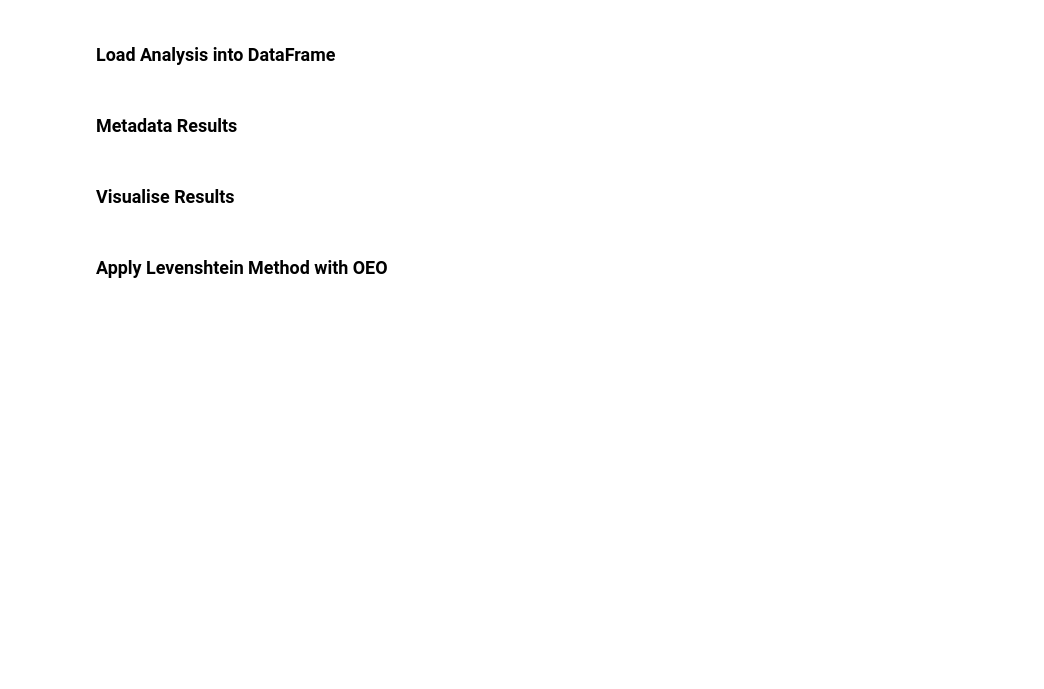
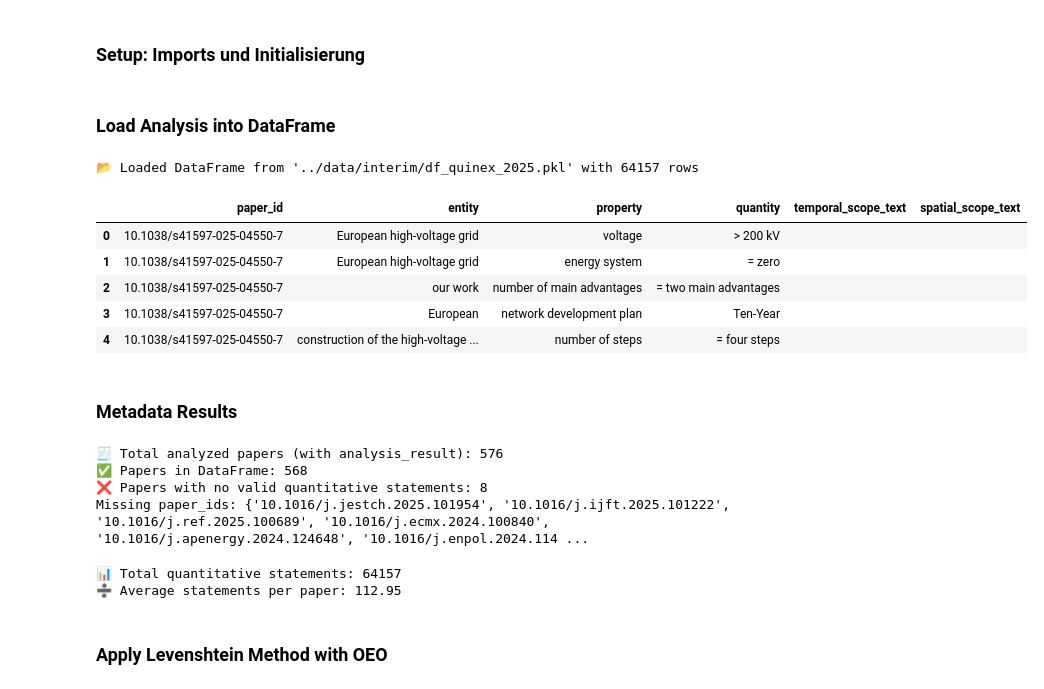
Before and after one commit to FZJ-IEK3-VSA/quinex-energy-system-studies, a Jupyter notebook: notebooks/quinex_results.ipynb, the cells around one changed output. Saved outputs shown, nothing was run; the diff lists cells and outputs as text; code cells hidden in the pictures; blank space fills up the shorter version.

```diff
--- a/notebooks/quinex_results.ipynb
+++ b/notebooks/quinex_results.ipynb
@@ -0,0 +1,2 @@
+# %% [markdown]
+### **Setup: Imports und Initialisierung**
@@ -14,9 +23,22 @@ analysis = mongodb.get_collection("papers_2025")
 # %%
-from quinex_application.visualisation_quinex import VisualisationQuinex
+analysis = mongodb.get_collection("papers_2025")
+df_path = "../data/interim/df_quinex_2025.pkl"
 
-visualisation = VisualisationQuinex()
-df_quinex = visualisation.create_df(analysis)
+if os.path.exists(df_path):
+    df_quinex = visualisation.load_df(df_path)
+else:
+    df_quinex = visualisation.create_df(analysis)
+    visualisation.save_df(df_quinex, df_path)
+
 display(df_quinex.head())
+# %% [output]
+📂 Loaded DataFrame from '../data/interim/df_quinex_2025.pkl' with 64157 rows
+|  | paper_id | entity | property | quantity | temporal_scope_text | spatial_scope_text |
+| 0 | 10.1038/s41597-025-04550-7 | European high-voltage grid | voltage | > 200 kV |  |  |
+| 1 | 10.1038/s41597-025-04550-7 | European high-voltage grid | energy system | = zero |  |  |
+| 2 | 10.1038/s41597-025-04550-7 | our work | number of main advantages | = two main advantages |  |  |
+| 3 | 10.1038/s41597-025-04550-7 | European | network development plan | Ten-Year |  |  |
+| 4 | 10.1038/s41597-025-04550-7 | construction of the high-voltage ... | number of steps | = four steps |  |  |
 # %% [markdown]
 ### **Metadata Results**
 # %%
@@ -35,6 +57,11 @@ print(f"❌ Papers with no valid quantitative statements: {len(missing)}")
 
 # Optional: welche das sind
 print("Missing paper_ids:", missing)
+# %% [output]
+🧾 Total analyzed papers (with analysis_result): 576
+✅ Papers in DataFrame: 568
+❌ Papers with no valid quantitative statements: 8
+Missing paper_ids: {'10.1016/j.jestch.2025.101954', '10.1016/j.ijft.2025.101222', '10.1016/j.ref.2025.100689', '10.1016/j.ecmx.2024.100840', '10.1016/j.apenergy.2024.124648', '10.1016/j.enpol.2024.114 ...
 # %%
 # Gesamtanzahl der quantitativen Aussagen
 total_statements = len(df_quinex)
@@ -44,5 +71,6 @@ avg_statements_per_paper = total_statements / len(df_ids)
 
 print(f"📊 Total quantitative statements: {total_statements}")
 print(f"➗ Average statements per paper: {avg_statements_per_paper:.2f}")
+# %% [output]
+📊 Total quantitative statements: 64157
+➗ Average statements per paper: 112.95
-# %% [markdown]
-### **Visualise Results**
```
Also changed, not shown: parts of 14 cells of this notebook, 7 other files.
